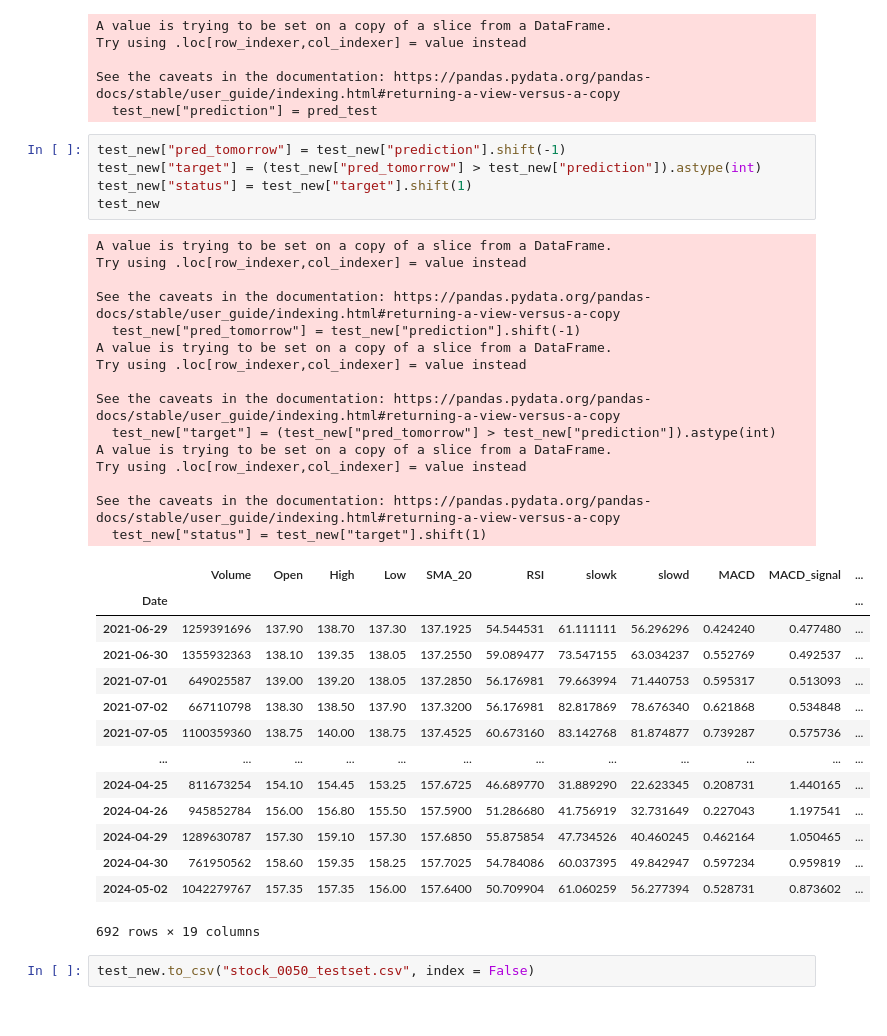
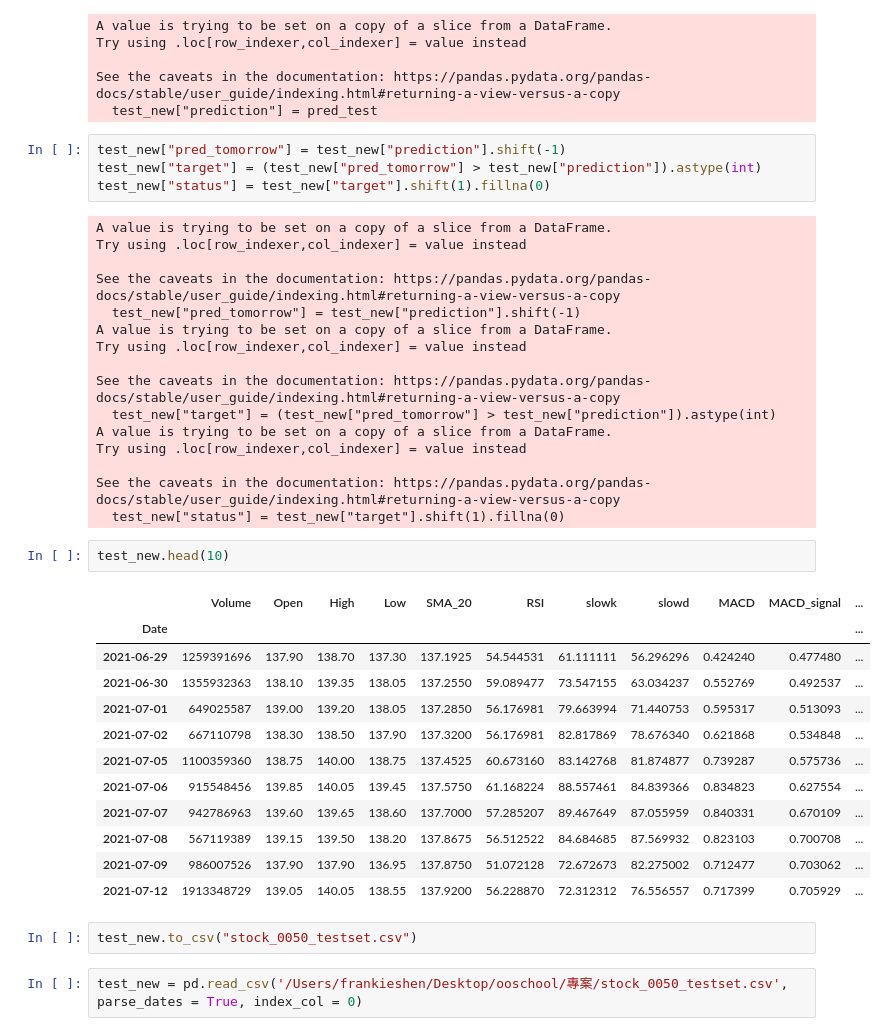
Before and after one commit to Frankie1021/ooschool, a Jupyter notebook: xgboost_240807.ipynb, the cells around one changed output. Drawn from its saved outputs; the diff is of its cells as text.

```diff
--- a/xgboost_240807.ipynb
+++ b/xgboost_240807.ipynb
@@ -258,8 +258,7 @@ See the caveats in the documentation: https://pandas.pydata.org/pandas-docs/stab
 # %%
 test_new["pred_tomorrow"] = test_new["prediction"].shift(-1)
 test_new["target"] = (test_new["pred_tomorrow"] > test_new["prediction"]).astype(int)
-test_new["status"] = test_new["target"].shift(1)
-test_new
+test_new["status"] = test_new["target"].shift(1).fillna(0)
 # %% [output]
 A value is trying to be set on a copy of a slice from a DataFrame.
 Try using .loc[row_indexer,col_indexer] = value instead
@@ -275,20 +274,23 @@ A value is trying to be set on a copy of a slice from a DataFrame.
 Try using .loc[row_indexer,col_indexer] = value instead
 
 See the caveats in the documentation: https://pandas.pydata.org/pandas-docs/stable/user_guide/indexing.html#returning-a-view-versus-a-copy
-  test_new["status"] = test_new["target"].shift(1)
+  test_new["status"] = test_new["target"].shift(1).fillna(0)
-|  | Volume | Open | High | Low | SMA_20 | RSI | slowk | slowd | MACD | MACD_signal | ... |
-| Date |  |  |  |  |  |  |  |  |  |  | ... |
-| 2021-06-29 | 1259391696 | 137.90 | 138.70 | 137.30 | 137.1925 | 54.544531 | 61.111111 | 56.296296 | 0.424240 | 0.477480 | ... |
-| 2021-06-30 | 1355932363 | 138.10 | 139.35 | 138.05 | 137.2550 | 59.089477 | 73.547155 | 63.034237 | 0.552769 | 0.492537 | ... |
-| 2021-07-01 | 649025587 | 139.00 | 139.20 | 138.05 | 137.2850 | 56.176981 | 79.663994 | 71.440753 | 0.595317 | 0.513093 | ... |
-| 2021-07-02 | 667110798 | 138.30 | 138.50 | 137.90 | 137.3200 | 56.176981 | 82.817869 | 78.676340 | 0.621868 | 0.534848 | ... |
-| 2021-07-05 | 1100359360 | 138.75 | 140.00 | 138.75 | 137.4525 | 60.673160 | 83.142768 | 81.874877 | 0.739287 | 0.575736 | ... |
-| ... | ... | ... | ... | ... | ... | ... | ... | ... | ... | ... | ... |
-| 2024-04-25 | 811673254 | 154.10 | 154.45 | 153.25 | 157.6725 | 46.689770 | 31.889290 | 22.623345 | 0.208731 | 1.440165 | ... |
-| 2024-04-26 | 945852784 | 156.00 | 156.80 | 155.50 | 157.5900 | 51.286680 | 41.756919 | 32.731649 | 0.227043 | 1.197541 | ... |
-| 2024-04-29 | 1289630787 | 157.30 | 159.10 | 157.30 | 157.6850 | 55.875854 | 47.734526 | 40.460245 | 0.462164 | 1.050465 | ... |
-| 2024-04-30 | 761950562 | 158.60 | 159.35 | 158.25 | 157.7025 | 54.784086 | 60.037395 | 49.842947 | 0.597234 | 0.959819 | ... |
-| 2024-05-02 | 1042279767 | 157.35 | 157.35 | 156.00 | 157.6400 | 50.709904 | 61.060259 | 56.277394 | 0.528731 | 0.873602 | ... |
-692 rows × 19 columns
+# %%
+test_new.head(10)
+# %% [output]
+|  | Volume | Open | High | Low | SMA_20 | RSI | slowk | slowd | MACD | MACD_signal | ... |
+| Date |  |  |  |  |  |  |  |  |  |  | ... |
+| 2021-06-29 | 1259391696 | 137.90 | 138.70 | 137.30 | 137.1925 | 54.544531 | 61.111111 | 56.296296 | 0.424240 | 0.477480 | ... |
+| 2021-06-30 | 1355932363 | 138.10 | 139.35 | 138.05 | 137.2550 | 59.089477 | 73.547155 | 63.034237 | 0.552769 | 0.492537 | ... |
+| 2021-07-01 | 649025587 | 139.00 | 139.20 | 138.05 | 137.2850 | 56.176981 | 79.663994 | 71.440753 | 0.595317 | 0.513093 | ... |
+| 2021-07-02 | 667110798 | 138.30 | 138.50 | 137.90 | 137.3200 | 56.176981 | 82.817869 | 78.676340 | 0.621868 | 0.534848 | ... |
+| 2021-07-05 | 1100359360 | 138.75 | 140.00 | 138.75 | 137.4525 | 60.673160 | 83.142768 | 81.874877 | 0.739287 | 0.575736 | ... |
+| 2021-07-06 | 915548456 | 139.85 | 140.05 | 139.45 | 137.5750 | 61.168224 | 88.557461 | 84.839366 | 0.834823 | 0.627554 | ... |
+| 2021-07-07 | 942786963 | 139.60 | 139.65 | 138.60 | 137.7000 | 57.285207 | 89.467649 | 87.055959 | 0.840331 | 0.670109 | ... |
+| 2021-07-08 | 567119389 | 139.15 | 139.50 | 138.20 | 137.8675 | 56.512522 | 84.684685 | 87.569932 | 0.823103 | 0.700708 | ... |
+| 2021-07-09 | 986007526 | 137.90 | 137.90 | 136.95 | 137.8750 | 51.072128 | 72.672673 | 82.275002 | 0.712477 | 0.703062 | ... |
+| 2021-07-12 | 1913348729 | 139.05 | 140.05 | 138.55 | 137.9200 | 56.228870 | 72.312312 | 76.556557 | 0.717399 | 0.705929 | ... |
 # %%
-test_new.to_csv("stock_0050_testset.csv", index = False)
+test_new.to_csv("stock_0050_testset.csv")
+# %%
+test_new = pd.read_csv('/Users/frankieshen/Desktop/ooschool/專案/stock_0050_testset.csv', parse_dates = True, index_col = 0)
```
Also changed, not shown: parts of 14 cells of this notebook, 1 other file.
